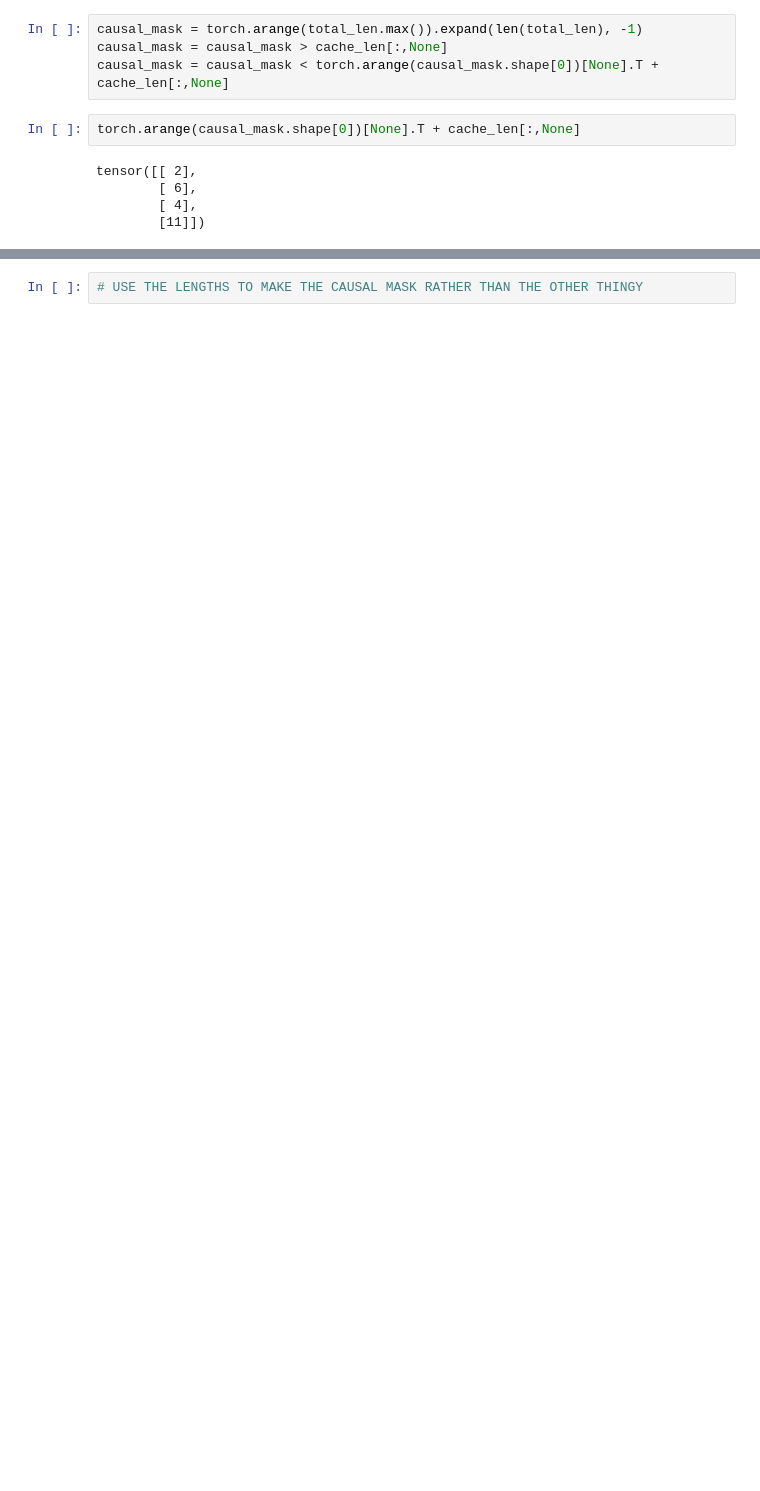
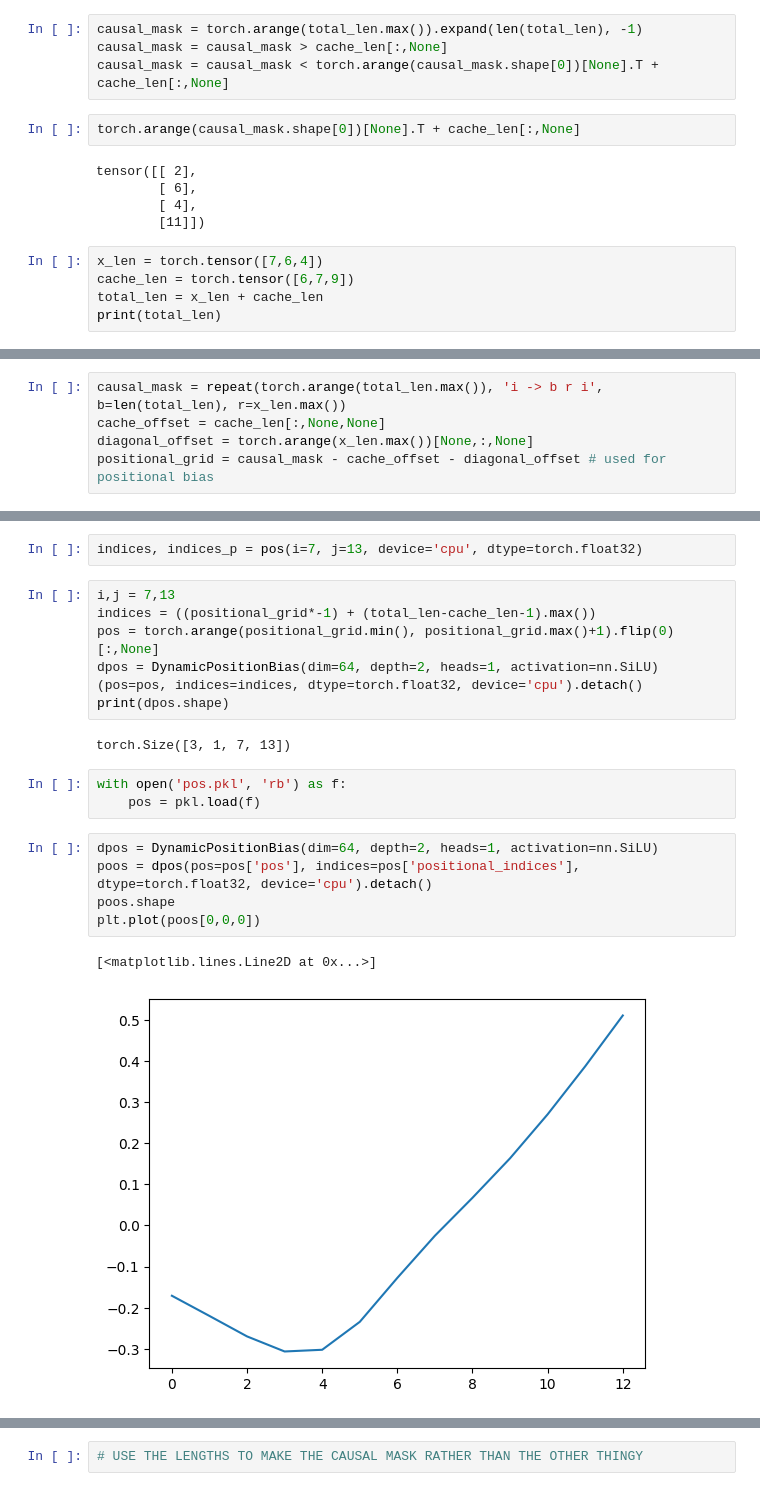
Before and after one commit to robflynnyh/asr_training_scripts, a Jupyter notebook: ipynbs/caching_test.ipynb, the cells around one changed output, grey strips where cells are left out. Drawn from its saved outputs; the diff is of its cells as text; blank space fills up the shorter version.

```diff
--- a/ipynbs/caching_test.ipynb
+++ b/ipynbs/caching_test.ipynb
@@ -47,3 +42,8 @@ tensor([[ 2],
         [ 6],
         [ 4],
         [11]])
+# %%
+x_len = torch.tensor([7,6,4])
+cache_len = torch.tensor([6,7,9])
+total_len = x_len + cache_len
+print(total_len)
@@ -49,0 +52,5 @@ tensor([[ 2],
+# %%
+causal_mask = repeat(torch.arange(total_len.max()), 'i -> b r i', b=len(total_len), r=x_len.max())
+cache_offset = cache_len[:,None,None]
+diagonal_offset = torch.arange(x_len.max())[None,:,None]
+positional_grid = causal_mask - cache_offset - diagonal_offset # used for positional bias
@@ -49,0 +93,21 @@ tensor([[ 2],
+# %%
+indices, indices_p = pos(i=7, j=13, device='cpu', dtype=torch.float32)
+# %%
+i,j = 7,13
+indices = ((positional_grid*-1) + (total_len-cache_len-1).max())
+pos = torch.arange(positional_grid.min(), positional_grid.max()+1).flip(0)[:,None]
+dpos = DynamicPositionBias(dim=64, depth=2, heads=1, activation=nn.SiLU)(pos=pos, indices=indices, dtype=torch.float32, device='cpu').detach()
+print(dpos.shape)
+# %% [output]
+torch.Size([3, 1, 7, 13])
+# %%
+with open('pos.pkl', 'rb') as f:
+    pos = pkl.load(f)
+# %%
+dpos = DynamicPositionBias(dim=64, depth=2, heads=1, activation=nn.SiLU)
+poos = dpos(pos=pos['pos'], indices=pos['positional_indices'], dtype=torch.float32, device='cpu').detach()
+poos.shape
+plt.plot(poos[0,0,0])
+# %% [output]
+[<matplotlib.lines.Line2D at 0x...>]
+[figure, added]
```
Also changed, not shown: parts of 38 cells of this notebook, 1 other file.
